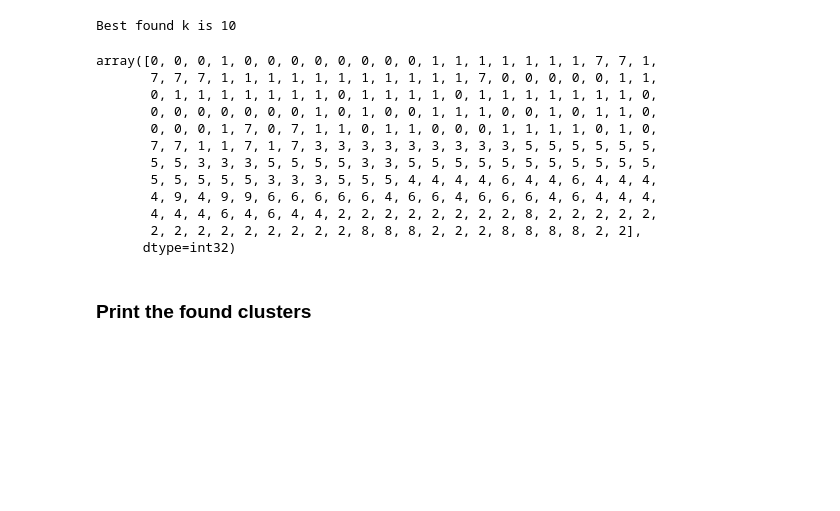
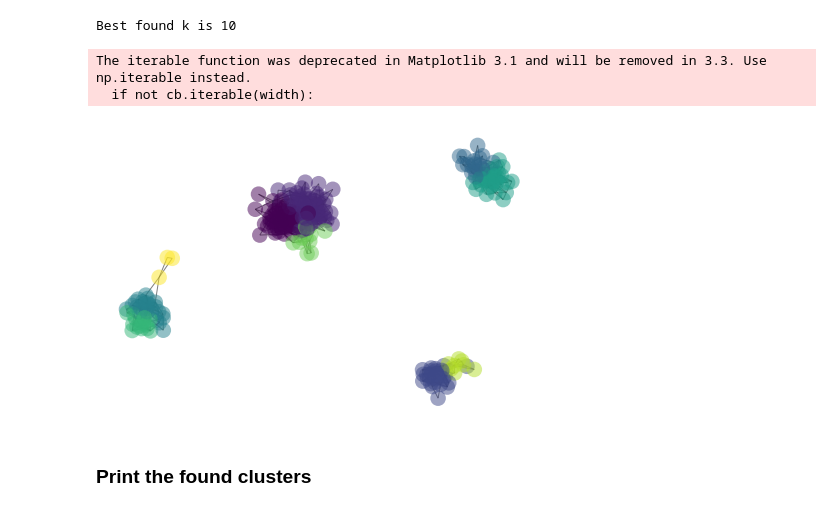
Before and after one commit to danmontesi/DataMining-KTH, a Jupyter notebook: Lab-4-GraphSpectra/GraphSpectra.ipynb, the cells around one changed output. Drawn from its saved outputs; the diff is of its cells as text; code cells hidden in the pictures; blank space fills up the shorter version.

Commit message:
added visualization in graphs

```diff
--- a/Lab-4-GraphSpectra/GraphSpectra.ipynb
+++ b/Lab-4-GraphSpectra/GraphSpectra.ipynb
@@ -69,12 +69,16 @@ class Graph:
         return A
 # %%
 # Graph Reader
+import networkx as nx
+import numpy as np
 
 class GraphReader():
     def __init__(self, path, is_undirected=True):
         self.path = path
         self.is_undirected = is_undirected
         self.dict_inv = {}
+        self.nx_graph = nx.Graph()
+        self.node_size = 0
 
     def read_graph(self):
         """
@@ -93,6 +97,8 @@ class GraphReader():
             nodes.append(e[1])
 
         nodes = list(set(nodes))
+        self.nx_graph.add_nodes_from(list(np.arange(len(nodes))))
+        self.node_size = len(nodes)
 
         # Create mapping with ids from 0 to len(set(nodes)) -1
         new_id = 0
@@ -106,10 +112,12 @@ class GraphReader():
         for el in edges:#[:-1]:
             curr_edge = Edge(Node(dict_nodes_id[el[0]]), Node(dict_nodes_id[el[1]]))
             myGraph.add_edge(curr_edge)
+            self.nx_graph.add_edge(curr_edge.source.id, curr_edge.dest.id)
 
             if self.is_undirected:
                 curr_edge_inv = Edge(Node(dict_nodes_id[el[1]]), Node(dict_nodes_id[el[0]]))
                 myGraph.add_edge(curr_edge_inv)
+                #self.nx_graph.add_edge(curr_edge_inv.source, curr_edge_inv.dest)
 
         return myGraph
 # %% [markdown]
@@ -240,24 +248,15 @@ Best found k is 10
 # %%
 # K-means
 from sklearn.cluster import KMeans
 import numpy as np
 
 n_clusters = k
 kmeans = KMeans(n_clusters=n_clusters , random_state=0).fit(Y)
-kmeans.labels_
+nx.draw(graph_reader.nx_graph, node_size = graph_reader.node_size, node_color = kmeans.labels_, with_lables = True, alpha=0.5, edge_color="black", linewidths = 0.01)
 # %% [output]
-array([0, 0, 0, 1, 0, 0, 0, 0, 0, 0, 0, 0, 1, 1, 1, 1, 1, 1, 1, 7, 7, 1,
-       7, 7, 7, 1, 1, 1, 1, 1, 1, 1, 1, 1, 1, 1, 7, 0, 0, 0, 0, 0, 1, 1,
-       0, 1, 1, 1, 1, 1, 1, 1, 0, 1, 1, 1, 1, 0, 1, 1, 1, 1, 1, 1, 1, 0,
-       0, 0, 0, 0, 0, 0, 0, 1, 0, 1, 0, 0, 1, 1, 1, 0, 0, 1, 0, 1, 1, 0,
-       0, 0, 0, 1, 7, 0, 7, 1, 1, 0, 1, 1, 0, 0, 0, 1, 1, 1, 1, 0, 1, 0,
-       7, 7, 1, 1, 7, 1, 7, 3, 3, 3, 3, 3, 3, 3, 3, 3, 5, 5, 5, 5, 5, 5,
-       5, 5, 3, 3, 3, 5, 5, 5, 5, 3, 3, 5, 5, 5, 5, 5, 5, 5, 5, 5, 5, 5,
-       5, 5, 5, 5, 5, 3, 3, 3, 5, 5, 5, 4, 4, 4, 4, 6, 4, 4, 6, 4, 4, 4,
-       4, 9, 4, 9, 9, 6, 6, 6, 6, 6, 4, 6, 6, 4, 6, 6, 6, 4, 6, 4, 4, 4,
-       4, 4, 4, 6, 4, 6, 4, 4, 2, 2, 2, 2, 2, 2, 2, 2, 8, 2, 2, 2, 2, 2,
-       2, 2, 2, 2, 2, 2, 2, 2, 2, 8, 8, 8, 2, 2, 2, 8, 8, 8, 8, 2, 2],
-      dtype=int32)
+The iterable function was deprecated in Matplotlib 3.1 and will be removed in 3.3. Use np.iterable instead.
+  if not cb.iterable(width):
+[figure, added]
 # %% [markdown]
 ### Print the found clusters
 # %%
```
Also changed, not shown: parts of 2 cells of this notebook.
